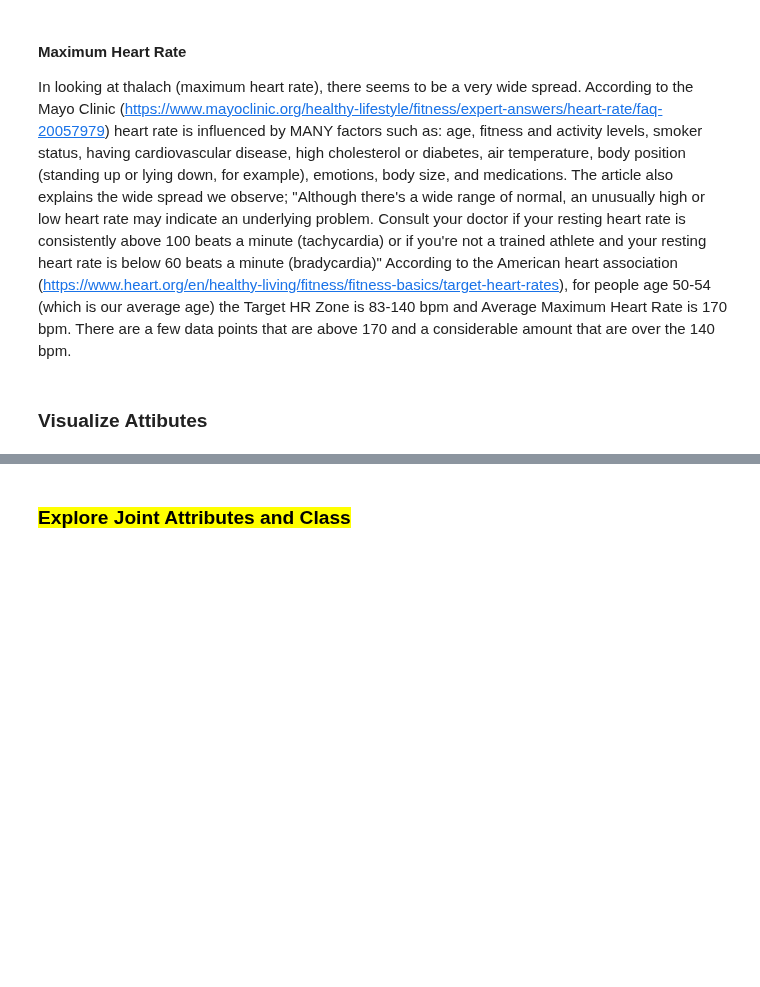
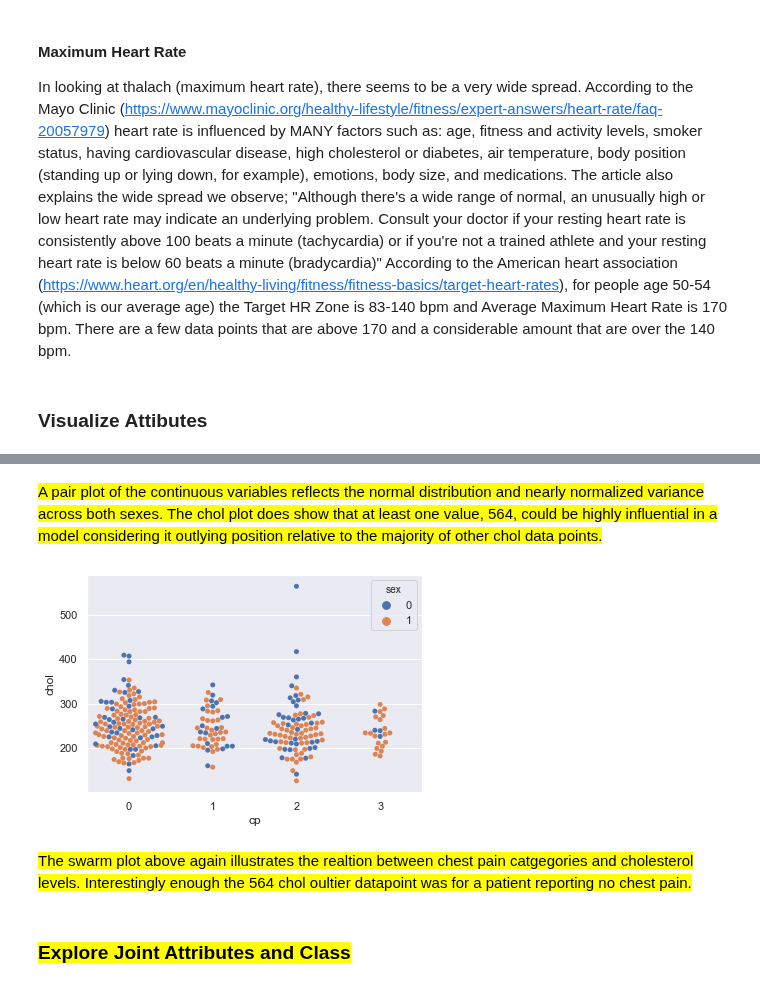
Before and after one commit to realdanielbyrne/Data_Mining_Labs, a Jupyter notebook: Lab1.ipynb, the cells around one changed output, grey strips where cells are left out. Saved outputs shown, nothing was run; the diff lists cells and outputs as text; code cells hidden in the pictures; blank space fills up the shorter version.

```diff
--- a/Lab1.ipynb
+++ b/Lab1.ipynb
@@ -363,3 +365,11 @@ In looking at thalach (maximum heart rate), there seems to be a very wide spread
+# %% [markdown]
+<mark>A pair plot of the continuous variables reflects the normal distribution and nearly normalized variance across both sexes.  The chol plot does show that at least one value, 564, could be highly influential in a model considering it outlying position relative to the majority of other chol data points.</mark>
+# %%
+ ax = sns.swarmplot(y="chol", x="cp", hue="sex",data=df)
+# %% [output]
+[figure, added]
+# %% [markdown]
+<mark>The swarm plot above again illustrates the realtion between chest pain catgegories and cholesterol levels.  Interestingly enough the 564 chol oultier datapoint was for a patient reporting no chest pain.</mark>
 # %% [markdown]
 ### <mark>Explore Joint Attributes and Class</mark>
 # %% [markdown]
```
Also changed, not shown: parts of 15 cells of this notebook.
